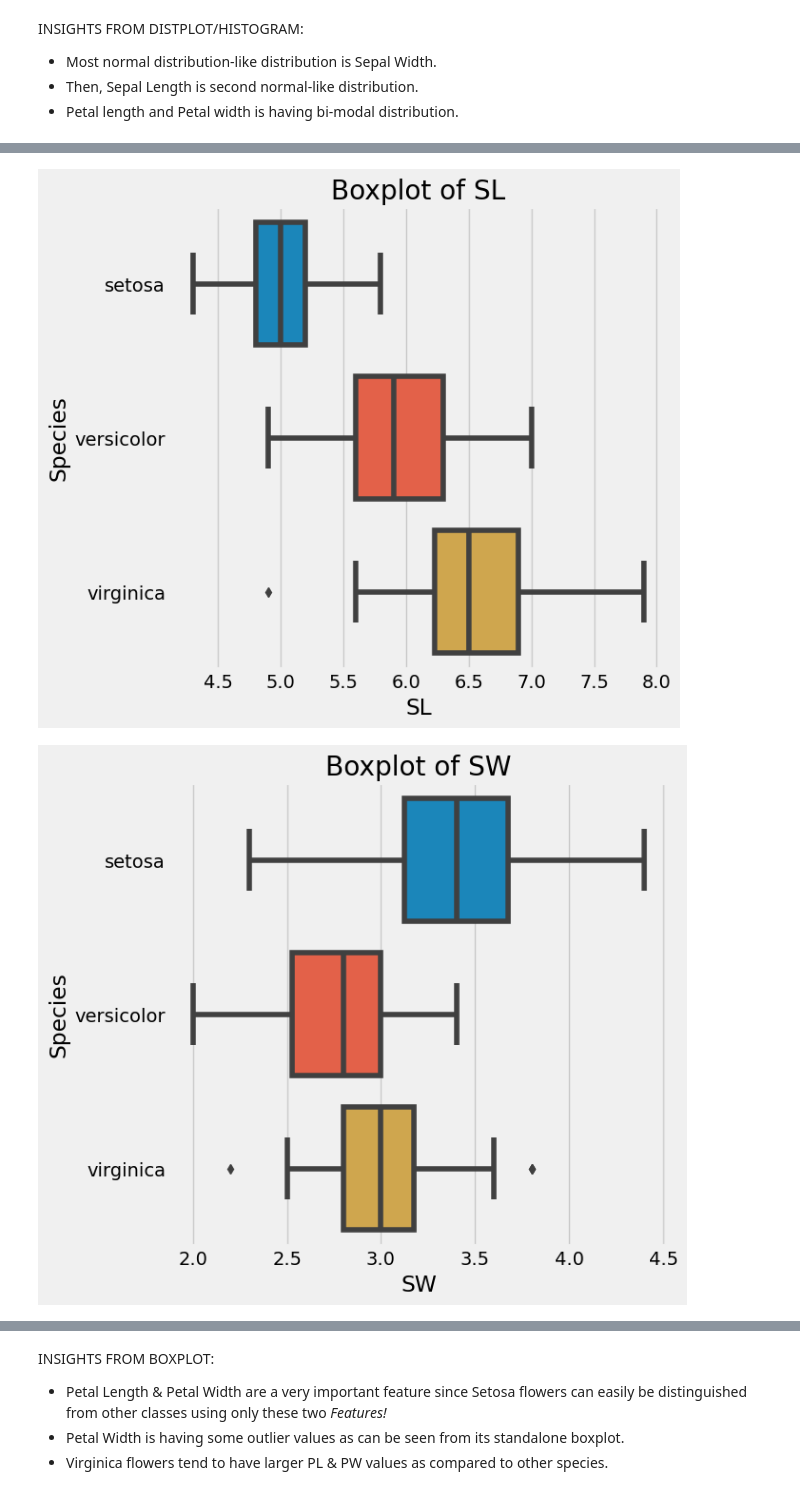
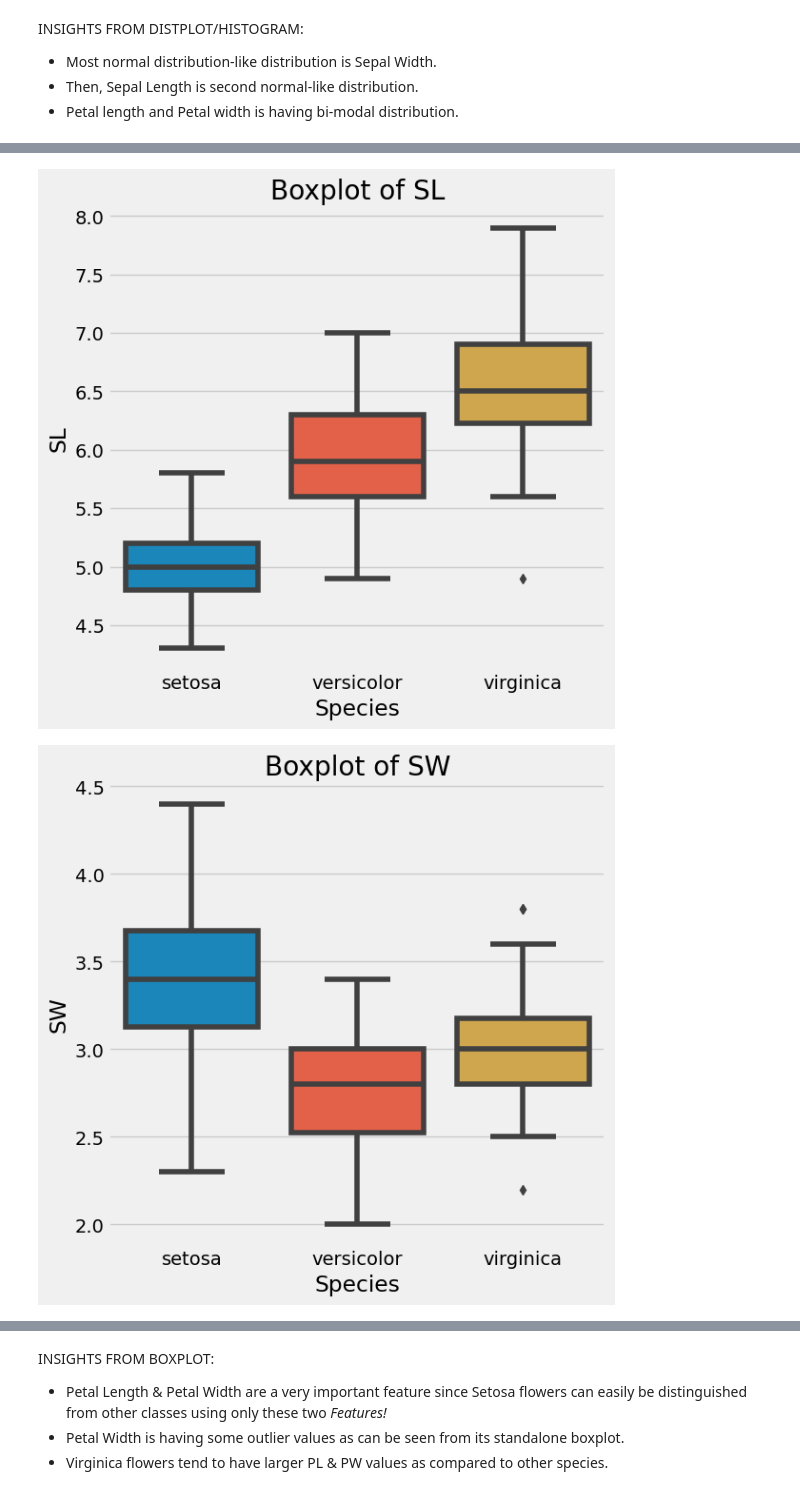
Before and after one commit to anuj-sali/Mastering-Machine-Learning, a Jupyter notebook: Data Science Project Template/iris_flower_classification/notebooks/2.0-as-exploring-processing-data.ipynb, the cells around one changed output, grey strips where cells are left out. Saved outputs shown, nothing was run; the diff lists cells and outputs as text; code cells hidden in the pictures.

```diff
--- a/Data Science Project Template/iris_flower_classification/notebooks/2.0-as-exploring-processing-data.ipynb
+++ b/Data Science Project Template/iris_flower_classification/notebooks/2.0-as-exploring-processing-data.ipynb
@@ -125,7 +126,7 @@ INSIGHTS FROM DISTPLOT/HISTOGRAM:
 #Boxplot of numeric features:
 for i in numeric_data.columns:
     f, ax = plt.subplots(figsize=(4,4))
-    sns.boxplot(data=df, x=i, ax= ax)
+    sns.boxplot(data=df, y=i, ax= ax)
     ax.set_title("Boxplot of "+i)
     plt.show()
 # %% [output]
@@ -136,10 +137,10 @@ for i in numeric_data.columns:
 # %%
 #Boxplot of numeric features:
 for i in numeric_data.columns:
     f, ax = plt.subplots(figsize=(6,6))
-    sns.boxplot(data=df, x=i, y='Species',ax= ax)
+    sns.boxplot(data=df, y=i, x='Species',ax= ax)
     ax.set_title("Boxplot of "+i)
     plt.show()
 # %% [output]
-[figure, old version]
+[figure, new version]
-[figure, old version]
+[figure, new version]
```
Also changed, not shown: parts of 7 cells of this notebook, 2 other files.
